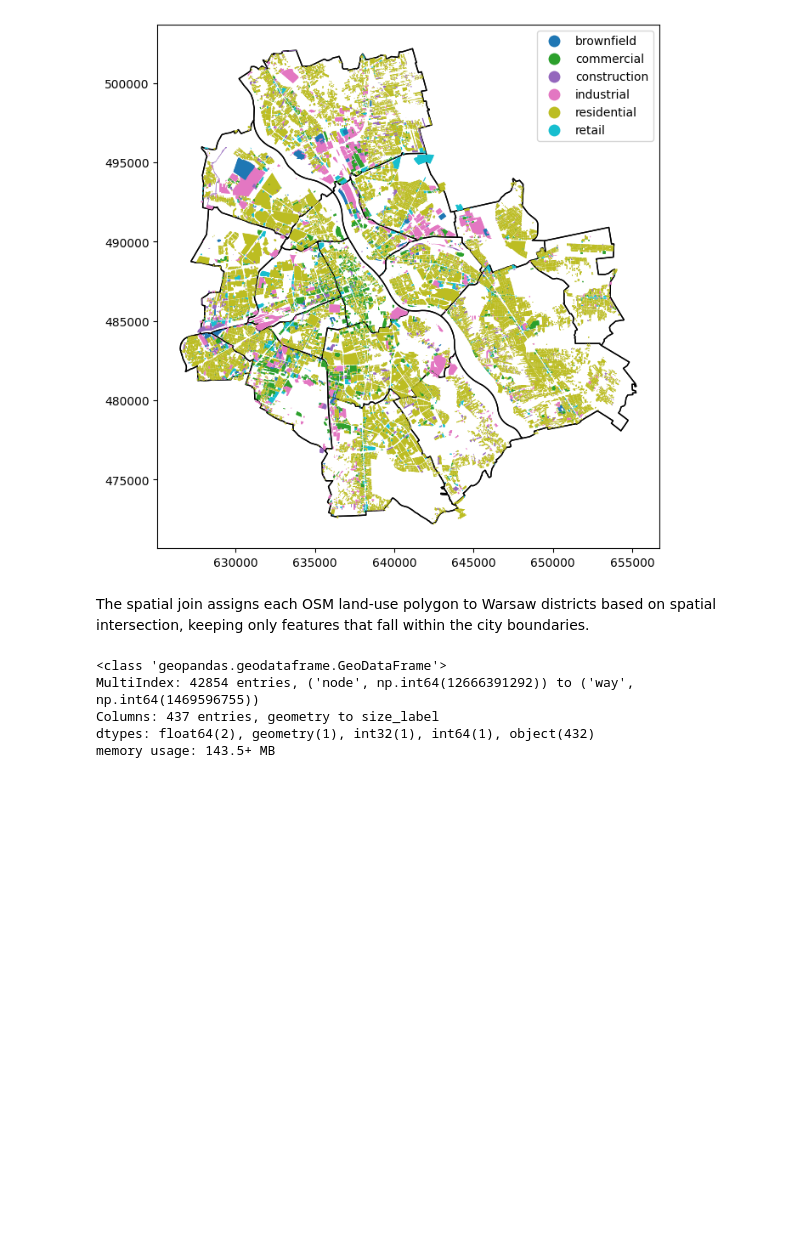
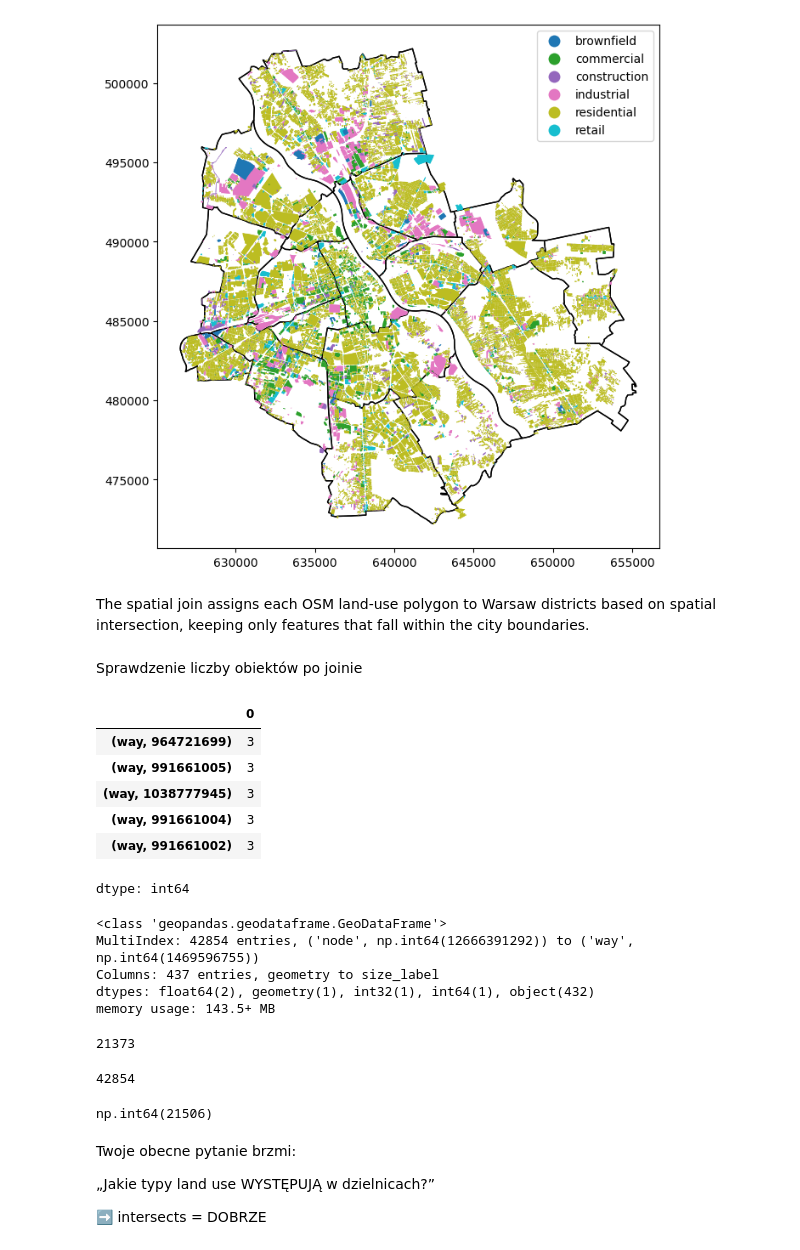
Before and after one commit to piaseckazaneta/Python, a Jupyter notebook: Python_Day1.ipynb, the cells around one changed output. Drawn from its saved outputs; the diff is of its cells as text; code cells hidden in the pictures; blank space fills up the shorter version.

Commit message:
Day 10: Spatial join between OSM land use and Warsaw districts (part I with comments)

```diff
--- a/Python_Day1.ipynb
+++ b/Python_Day1.ipynb
@@ -1024,6 +1024,18 @@ plt.show()
 [figure]
 # %% [markdown]
 The spatial join assigns each OSM land-use polygon to Warsaw districts based on spatial intersection, keeping only features that fall within the city boundaries.
+# %% [markdown]
+Sprawdzenie liczby obiektów po joinie
+# %%
+osm_districts.groupby(osm_districts.index).size().sort_values(ascending=False).head()
+# %% [output]
+|  | 0 |
+| (way, 964721699) | 3 |
+| (way, 991661005) | 3 |
+| (way, 1038777945) | 3 |
+| (way, 991661004) | 3 |
+| (way, 991661002) | 3 |
+dtype: int64
 # %%
 osm_districts.info()
 # %% [output]
@@ -1032,3 +1044,21 @@ MultiIndex: 42854 entries, ('node', np.int64(12666391292)) to ('way', np.int64(1
 Columns: 437 entries, geometry to size_label
 dtypes: float64(2), geometry(1), int32(1), int64(1), object(432)
 memory usage: 143.5+ MB
+# %%
+len(osm_urban)
+# %% [output]
+21373
+# %%
+len(osm_districts)
+# %% [output]
+42854
+# %%
+osm_districts.index.duplicated().sum()
+# %% [output]
+np.int64(21506)
+# %% [markdown]
+Twoje obecne pytanie brzmi:
+
+„Jakie typy land use WYSTĘPUJĄ w dzielnicach?”
+
+➡️ intersects = DOBRZE
```
Also changed, not shown: parts of 4 cells of this notebook.
